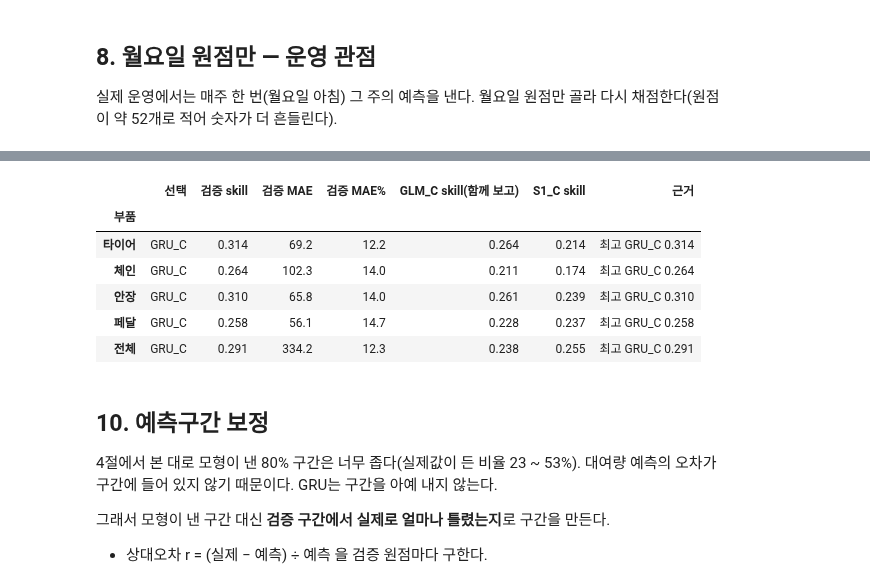
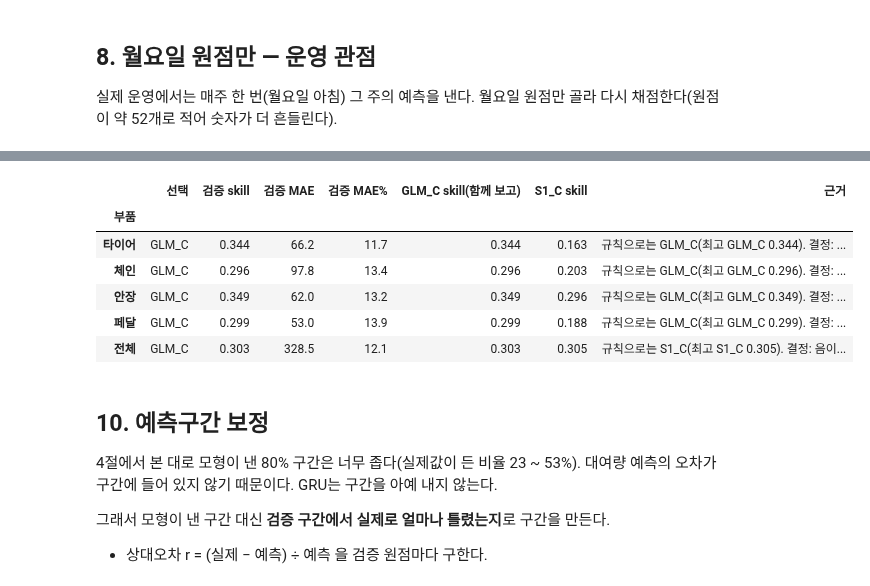
Before and after one commit to Junyeop-Shin/dareungi, a Jupyter notebook: notebooks/1C_forecast.ipynb, the cells around one changed output, grey strips where cells are left out. Saved outputs shown, nothing was run; the diff lists cells and outputs as text; code cells hidden in the pictures.

```diff
--- a/notebooks/1C_forecast.ipynb
+++ b/notebooks/1C_forecast.ipynb
@@ -137,13 +180,21 @@ for part in PARTS:
     add(predict_glm(fit, F["A"], part, F["A"].rentals.to_numpy()), part, "GLM_oracle")       # 실제 대여량(참고선)
     add(predict_glm(fit_glm(m, part, weather=False), F["D"], part, E["D"]), part, "GLM_D")   # 날씨 없는 모형
     add(predict_glm(fit_glm(m, part, extra=True), F["C"], part, E["C"]), part, "GLMx_C")     # + 더위·얼었다 녹은 날
+    add(predict_glm(fit, F["C"], part, E0_C), part, "GLM0_C")                                # 비교용: 처음 쓰던 대여량 모형
 print("음이항 모형의 alpha(흩어짐):", {PARTS[k]: round(v, 4) for k, v in glm_alpha.items()})
 # %% [output]
 음이항 모형의 alpha(흩어짐): {'타이어': 0.0079, '체인': 0.0156, '안장': 0.0074, '페달': 0.011, '전체': 0.0144}
 # %%
 # --- LightGBM ---------------------------------------------------------------------------
 # 학습은 실측 날씨(A)로 만든 특성으로, 예측은 시나리오 값으로 만든 특성으로 한다
-F_tr = future_frame(m, ti, "A"); E_tr = np.asarray(expo_model.predict(F_tr)); E_tr_nowx = np.asarray(expo_model_nowx.predict(F_tr))
+F_tr = future_frame(m, ti, "A"); E_tr_nowx = np.asarray(expo_model_nowx.predict(F_tr))
+F_trC = future_frame(m, ti, "C")                    # 학습 원점의 '예보 오차가 섞인' 미래 7일 표
+# 학습 원점의 대여량 예측은 교차 예측으로 만든다(대여량 모형이 자기가 학습한 날을 예측하면 실제보다 너무 잘 맞기 때문. py/fc_expo.py의 expo_oof 참고)
+E_tr = expo_oof(rows_C, F_trC, ROUNDS)
+E_tr0 = np.asarray(expo_model.predict(F_tr))        # 비교용(GRU0): 처음 쓰던 대여량 모형
+_w = lambda f, e: pd.Series(np.asarray(e)).groupby(f.oi.to_numpy()).sum().to_numpy()
+_a = F_tr.groupby("oi").rentals.sum().to_numpy()
+print("학습 원점에서 주간 대여량 예측 오차율: 교차 예측", round(float(np.abs(_w(F_trC, E_tr) - _a).mean() / _a.mean() * 100), 2), "% (검증 구간의 오차율과 비슷해야 한다)")
 lgb_imp, lgb_rounds = {}, {}
 for part in PARTS:
     yb = base[base.part == part][["i", "y"]].rename(columns={"i": "oi"})
@@ -174,9 +226,13 @@ print("고른 차수 (p, d, q):", arima_order)
 for part in PARTS:
     y_all = base[base.part == part].set_index("i").y
     for extra, name in ((False, "GRU_C"), (True, "GRUx_C")):
-        a_tr = make_arrays(m, part, F_tr, E_tr, extra)
+        a_tr = make_arrays(m, part, F_tr, E_tr, extra)                  # 학습 입력: 날씨는 실측, 대여량은 교차 예측
         a_va_pred = make_arrays(m, part, F["C"], E["C"], extra)         # 평가는 오차 주입 날씨 입력
         add(fit_predict_gru(a_tr, y_all.loc[ti].to_numpy(), ti >= HOLD_FROM, a_va_pred), part, name)
+    # GRUn: 학습 입력의 날씨도 예보 오차가 섞인 것으로
+    add(fit_predict_gru(make_arrays(m, part, F_trC, E_tr), y_all.loc[ti].to_numpy(), ti >= HOLD_FROM, make_arrays(m, part, F["C"], E["C"])), part, "GRUn_C")
+    # GRU0: 대여량 예측을 처음 모형(E0)으로(커밋 285e375 때의 구성)
+    add(fit_predict_gru(make_arrays(m, part, F_tr, E_tr0), y_all.loc[ti].to_numpy(), ti >= HOLD_FROM, make_arrays(m, part, F["C"], E0_C)), part, "GRU0_C")
 print("완료")
 # %% [output]
 완료
@@ -190,7 +246,7 @@ sc = score(valid_preds, base)
 sc = sc[sc.split == "valid"].drop(columns="split")
 save_tab(sc.round(4), "valid", index=False)
 
-ORDER = ["B1", "B2", "B3", "B4", "S1_C", "GLM_C", "GLMx_C", "LGB_C", "LGBx_C", "GRU_C", "GRUx_C", "GLM_D", "LGB_D", "GLM_A", "ARIMAX_A", "GLM_oracle"]
+ORDER = ["B1", "B2", "B3", "B4", "S1_C", "GLM_C", "GLMx_C", "LGB_C", "LGBx_C", "GRU_C", "GRUx_C", "GRUn_C", "GLM0_C", "GRU0_C", "GLM_D", "LGB_D", "GLM_A", "ARIMAX_A", "GLM_oracle"]
 skill = sc.pivot(index="model", columns="part", values="skill").rename(columns=PARTS).reindex(ORDER)[list(PARTS.values())]
 print("채점한 원점 수:", int(sc.n.iloc[0]))
 print("skill (양수 = 나이브 B1보다 낫다)")
@@ -406,27 +477,29 @@ save_tab(sm_.pivot(index="model", columns="part", values="skill").rename(columns
 # %%
-CAND = ["S1_C", "GLM_C", "LGB_C", "GRU_C"]          # 단순한 순서
+CAND = ["S1_C", "GLM_C", "LGB_C", "GRU_C", "GRUn_C"]          # 단순한 순서
 rows = []
 for part, name in PARTS.items():
     s_ = skill[name].reindex(CAND)
     top = s_.max()
     if top < 0.03:
-        pick, why = "B1", f"가장 높은 skill {top:.3f}이 0.03 미만"
+        rule, why = "B1", f"가장 높은 skill {top:.3f}이 0.03 미만"
     else:
-        pick = next(c for c in CAND if s_[c] >= top - 0.02)
-        why = f"최고 {s_.idxmax()} {top:.3f}" + ("" if pick == s_.idxmax() else f", 2%p 안에서 더 단순한 {pick} {s_[pick]:.3f}")
+        rule = next(c for c in CAND if s_[c] >= top - 0.02)
+        why = f"최고 {s_.idxmax()} {top:.3f}" + ("" if rule == s_.idxmax() else f", 2%p 안에서 더 단순한 {rule} {s_[rule]:.3f}")
+    pick = "GLM_C"                                   # 사람의 결정: 음이항으로 통일
+    why = f"규칙으로는 {rule}({why}). 결정: 음이항으로 통일"
     r = sc[(sc.part == part) & (sc.model == pick)].iloc[0]
     rows.append({"부품": name, "part": part, "선택": pick, "검증 skill": round(float(skill.loc[pick, name]), 3), "검증 MAE": round(r.MAE, 1), "검증 MAE%": round(r.MAEpct, 1),
                  "GLM_C skill(함께 보고)": round(float(skill.loc["GLM_C", name]), 3), "S1_C skill": round(float(skill.loc["S1_C", name]), 3), "근거": why})
 sel = pd.DataFrame(rows).set_index("부품")
 sel.drop(columns="part")
 # %% [output]
 |  | 선택 | 검증 skill | 검증 MAE | 검증 MAE% | GLM_C skill(함께 보고) | S1_C skill | 근거 |
 | 부품 |  |  |  |  |  |  |  |
-| 타이어 | GRU_C | 0.314 | 69.2 | 12.2 | 0.264 | 0.214 | 최고 GRU_C 0.314 |
-| 체인 | GRU_C | 0.264 | 102.3 | 14.0 | 0.211 | 0.174 | 최고 GRU_C 0.264 |
-| 안장 | GRU_C | 0.310 | 65.8 | 14.0 | 0.261 | 0.239 | 최고 GRU_C 0.310 |
-| 페달 | GRU_C | 0.258 | 56.1 | 14.7 | 0.228 | 0.237 | 최고 GRU_C 0.258 |
-| 전체 | GRU_C | 0.291 | 334.2 | 12.3 | 0.238 | 0.255 | 최고 GRU_C 0.291 |
+| 타이어 | GLM_C | 0.344 | 66.2 | 11.7 | 0.344 | 0.163 | 규칙으로는 GLM_C(최고 GLM_C 0.344). 결정: ... |
+| 체인 | GLM_C | 0.296 | 97.8 | 13.4 | 0.296 | 0.203 | 규칙으로는 GLM_C(최고 GLM_C 0.296). 결정: ... |
+| 안장 | GLM_C | 0.349 | 62.0 | 13.2 | 0.349 | 0.296 | 규칙으로는 GLM_C(최고 GLM_C 0.349). 결정: ... |
+| 페달 | GLM_C | 0.299 | 53.0 | 13.9 | 0.299 | 0.188 | 규칙으로는 GLM_C(최고 GLM_C 0.299). 결정: ... |
+| 전체 | GLM_C | 0.303 | 328.5 | 12.1 | 0.303 | 0.305 | 규칙으로는 S1_C(최고 S1_C 0.305). 결정: 음이... |
 # %% [markdown]
 ## 10. 예측구간 보정
 
```
Also changed, not shown: parts of 19 cells of this notebook, 19 other files.
